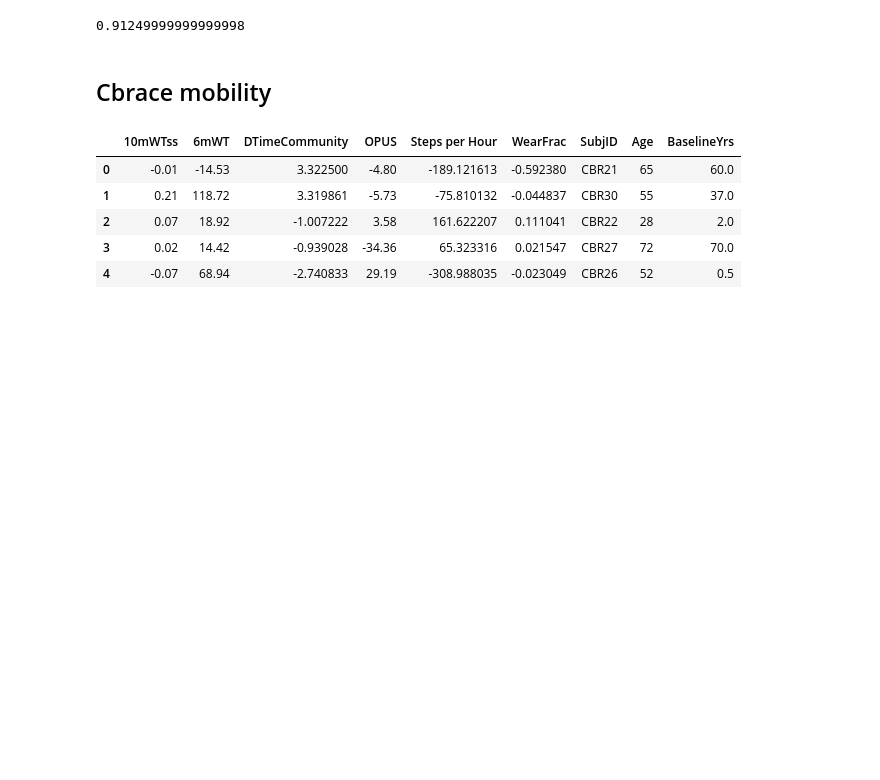
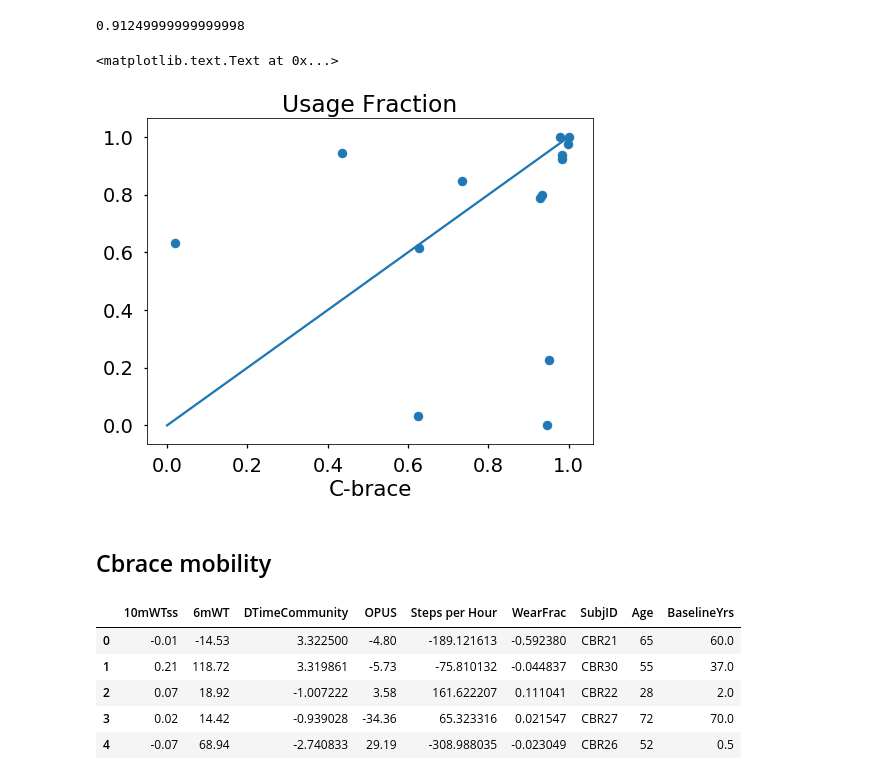
Before and after one commit to Luke3D/CbrAnalysis, a Jupyter notebook: PaperAnalysis.ipynb, the cells around one changed output. Drawn from its saved outputs; the diff is of its cells as text; code cells hidden in the pictures; blank space fills up the shorter version.

```diff
--- a/PaperAnalysis.ipynb
+++ b/PaperAnalysis.ipynb
@@ -448,6 +466,25 @@ sns.boxplot()
 #         x = Featsubj[i]
 #         y = Featsubj[j]
 #         print(pearsonr(x,y))
+# %%
+f = 'WearFrac'
+x = Fboth[Fboth['NewBrace']==0][f]
+y = Fboth[Fboth['NewBrace']==1][f]
+plt.figure(figsize=(8,6))
+plt.scatter(x,y)
+mx=min(x)
+my=min(y)
+m = min(mx,my)
+Mx=max(x)
+My=max(y)
+M =max(Mx,My)
+plt.plot([m,M],[m,M])
+plt.title('Usage Fraction')
+plt.xlabel('Personal device')
+plt.xlabel('C-brace')
+# %% [output]
+<matplotlib.text.Text at 0x...>
+[figure, added]
 # %% [markdown]
 ## Cbrace mobility
 # %%
```
Also changed, not shown: parts of 3 cells of this notebook.
